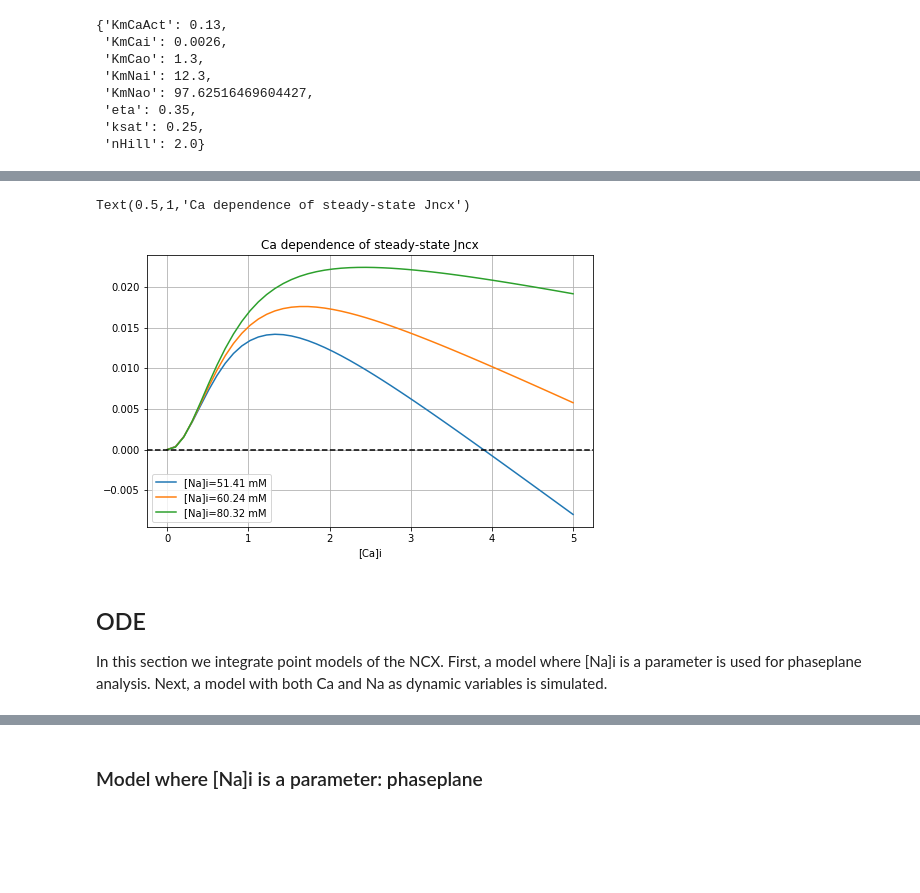
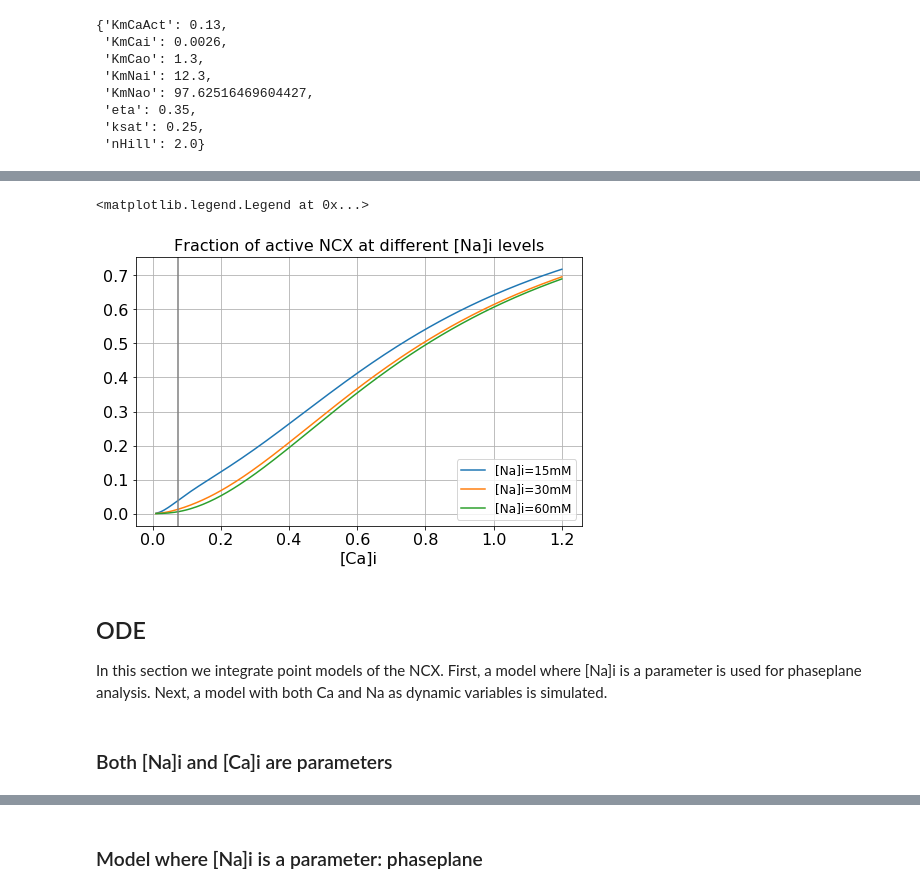
Before and after one commit to abrazhe/astro-ncx-model-demo, a Jupyter notebook: astro-ncx-model.ipynb, the cells around one changed output, grey strips where cells are left out. Cells and saved outputs as stored; diff of their text form; code cells hidden in the pictures; blank space fills up the shorter version.

```diff
--- a/astro-ncx-model.ipynb
+++ b/astro-ncx-model.ipynb
@@ -17,3 +16,10 @@ Populating the interactive namespace from numpy and matplotlib
+# %%
+rc('axes',grid=True)
+mpl.rc('xtick', labelsize=16)
+mpl.rc('ytick', labelsize=16)
+#mpl.rc('xlabel',size=18)
+#mpl.rc('ylabel',size=18)
+mpl.rc('font',size=16)
 # %%
 def hill(x, Kh,n):
     xn = x**n
@@ -151,19 +141,17 @@ ylim(-0.30,0.05)
-# %%
-figure(figsize=(8,5))
-
-ki = [128,150,200]
-cav = linspace(0.001,5)
-
-for na in nav[ki]:
-    plot(cav, Jncx(cav, na, hinf(na,cav),V=-70), label='[Na]i=%0.2f mM'%na)
-
-axhline(0,color='k',ls='--')
-legend(fontsize=10)
-xlabel('[Ca]i')
-title('Ca dependence of steady-state Jncx')
-# %% [output]
-Text(0.5,1,'Ca dependence of steady-state Jncx')
-[figure, removed]
+# %%
+figure(figsize=(8,8*0.618))
+cav=linspace(0.01, 1.2, 200)
+navx = [15,30,60]
+for nav in navx:
+    plot(cav, ninf(cav,0.1,H=2)*hinf(nav,cav),label='[Na]i=%dmM'%nav)
+axvline(cyt['Ca'], color='gray')
+xlabel('[Ca]i');
+
+title('Fraction of active NCX at different [Na]i levels',fontsize=16)
+legend(fontsize=12)
+# %% [output]
+<matplotlib.legend.Legend at 0x...>
+[figure, added]
 # %% [markdown]
 ## ODE
 
@@ -213,0 +207,2 @@ def make_pulses(tv, npulses=5, period=5, start=100, amp=5, width=1,steep=1.,base
+# %% [markdown]
+### Both [Na]i and [Ca]i are parameters
```
Also changed, not shown: parts of 63 cells of this notebook.
